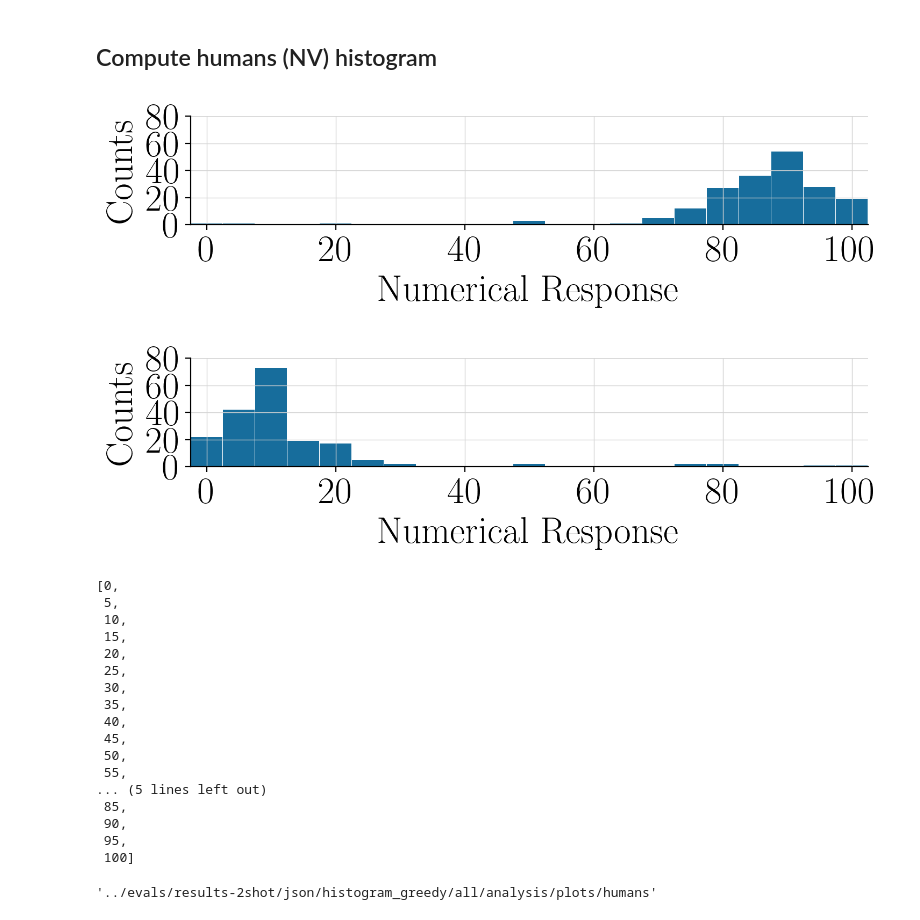
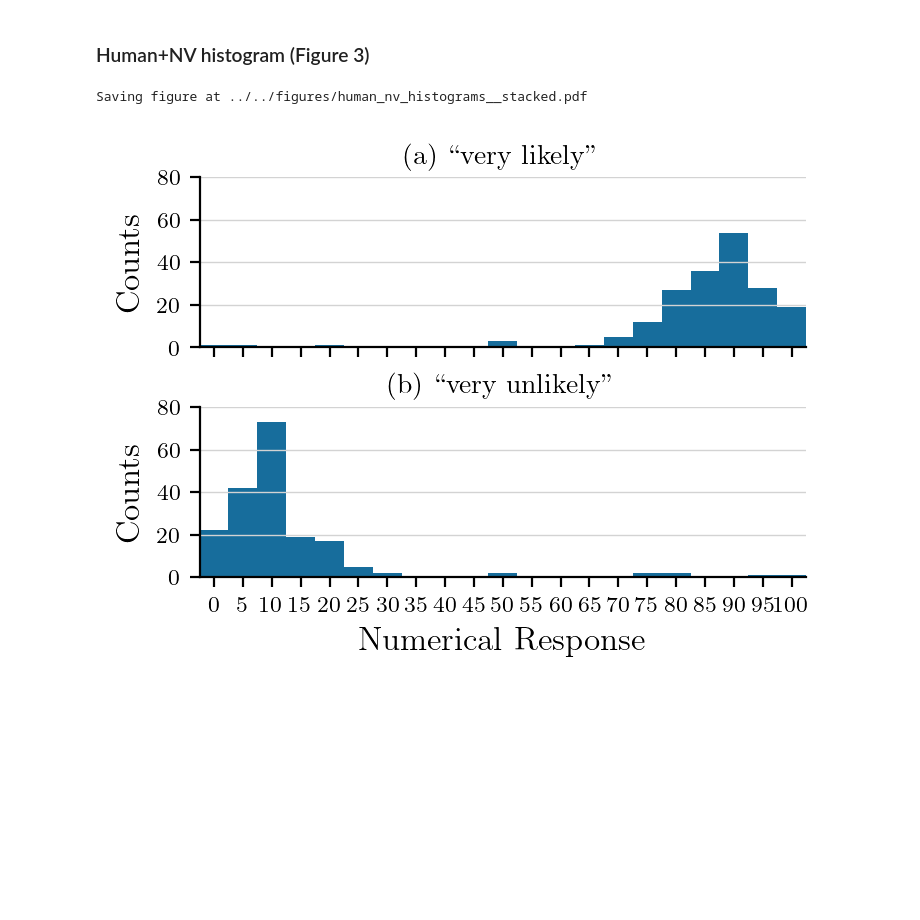
Before and after one commit to Brookzq/llm-uncertainty-perceptions, a Jupyter notebook: notebooks/analysis/Human_Histograms.ipynb, the cells around one changed output. Drawn from its saved outputs; the diff is of its cells as text; code cells hidden in the pictures; blank space fills up the shorter version.

Commit message:
Add notebooks: analysis notebook to create figures 3 and 4

```diff
--- a/notebooks/analysis/Human_Histograms.ipynb
+++ b/notebooks/analysis/Human_Histograms.ipynb
@@ -314,64 +1,53 @@ for path in filepaths:
+# %%
+import pandas as pd
+import numpy as np
+
+from typing import List
+from default_vars import UNCERTAINTY_EXPRESSIONS as EXPR_ORDER
+from metrics import get_statistics_per_distribution
+from utils_histograms import histogram_to_dataframe
+from utils_plot import *
+from utils_io import read_json
+
+save_fig_kwargs = {
+    "base_dir": "../../figures",
+    "dpi": 400,
+}
 # %% [markdown]
-## Compute humans (NV) histogram
+### Human+NV histogram (Figure 3)
 # %%
 from matplotlib.ticker import MaxNLocator
 
-
 # Put at top of plotting script (requires tex be installed though)
-matplotlib.rc('font', family='serif', size=25)
+matplotlib.rc('font', family='serif', size=12)
 matplotlib.rc('text', usetex=True)
 
-humans_filepath = "../evals/results-2shot/json/histogram_greedy/all/humans_filter/unnormalized.json"
-humans_dist = read_json(humans_filepath)
-
-
+humans_dist = read_json("../../results/greedy/all/non_verifiable/humans-2shot-filtered/unnormalized.json")
+fig, axes = plt.subplots(2, 1, sharex=True, sharey=True, figsize=(COL_WIDTH, 2), dpi=200)
 for i, unc in enumerate(["very likely", "very unlikely"]):
+    ax = axes[i]
     expr = humans_dist[unc]
     expr.pop("-1")
 
-    fig, ax = plt.subplots(1, 1, figsize=(FULL_WIDTH, FULL_HEIGHT/3), dpi=200)
-
     numerical_responses, counts = zip(*expr.items())
     numerical_responses = [int(float(r)) for r in numerical_responses]
-    sns.barplot(x=numerical_responses, y=counts, ax=ax, width=0.99)
+    sns.barplot(x=numerical_responses, y=counts, ax=ax, width=1)
     ax.spines[['right', 'top']].set_visible(False)
 
-    ax.xaxis.set_major_locator(MultipleLocator(4))
+    ax.xaxis.set_minor_locator(MultipleLocator(10))
     ax.yaxis.set_major_locator(MultipleLocator(20))
 
-    ax.grid(axis='x', which="major", linewidth=0.5, linestyle='-', color="lightgray")
+    ax.tick_params(axis='both', which='major', labelsize=8)
+    ax.tick_params(axis='both', which='minor')
     ax.grid(axis='y', which="major", linewidth=0.5, linestyle='-', color="lightgray")
 
     ax.set_ylabel("Counts")
     ax.set_xlabel("Numerical Response")
     ax.set_ylim(0, 80)
+    ax.set_title(("(a) " if unc == "very likely" else "(b) ") + f"``{unc}''", fontsize=10, y=1, pad=5)
 
-    adjust(fig)
-    save_fig(fig, f"../evals/results-2shot/analysis/human_histograms__{unc}.pdf")
+adjust(fig, hspace=0.35)
+save_fig(fig, f"human_nv_histograms__stacked.pdf", **save_fig_kwargs)
 # %% [output]
+Saving figure at ../../figures/human_nv_histograms__stacked.pdf
-[figure, old version]
+[figure, new version]
-[figure, removed]
-# %%
-numerical_responses
-# %% [output]
-[0,
- 5,
- 10,
- 15,
- 20,
- 25,
- 30,
- 35,
- 40,
- 45,
- 50,
- 55,
-... (5 lines left out)
- 85,
- 90,
- 95,
- 100]
-# %%
-PLOTS_PATH("humans")
-# %% [output]
-'../evals/results-2shot/json/histogram_greedy/all/analysis/plots/humans'
```
Also changed, not shown: parts of 18 cells of this notebook, 7 other files.
